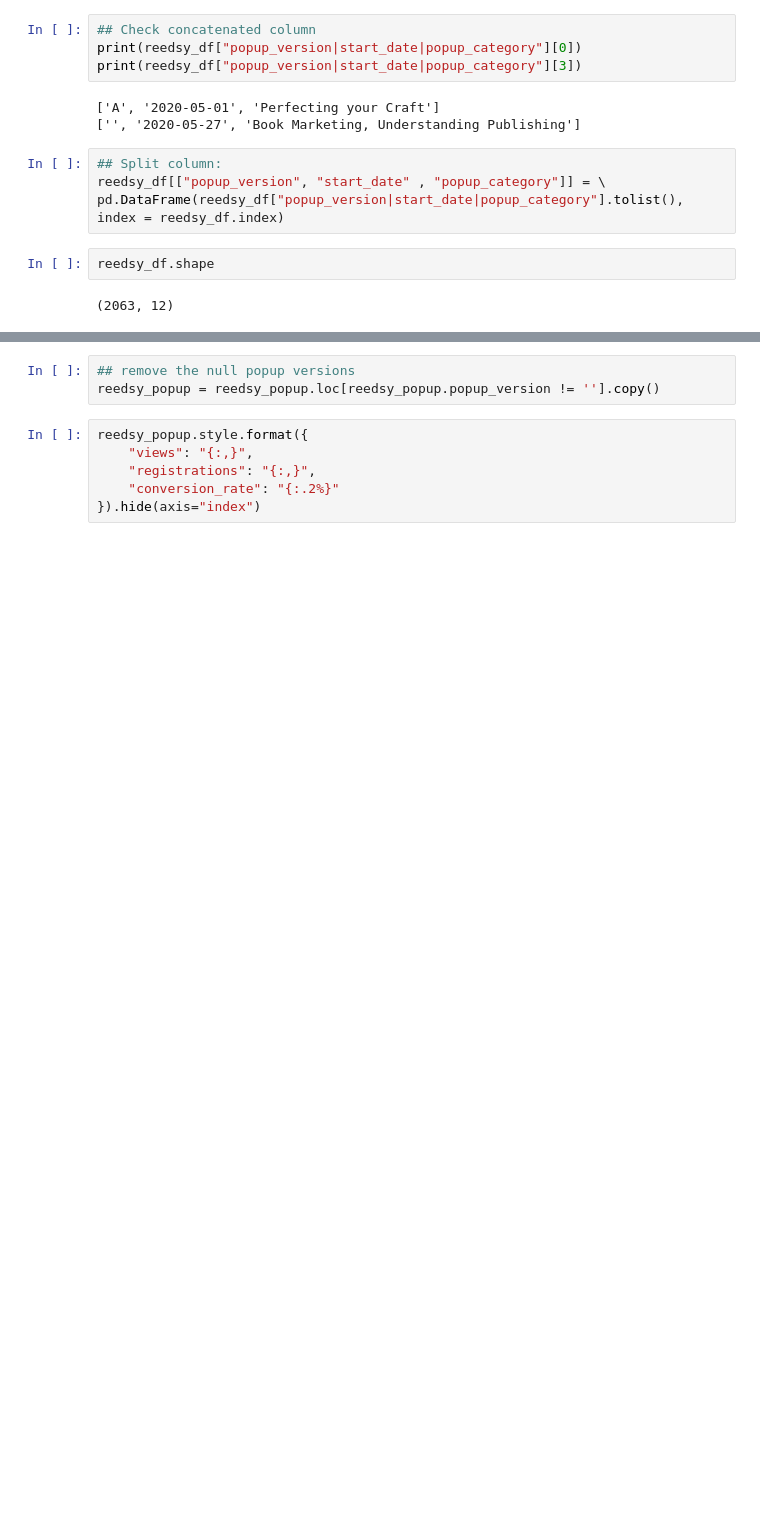
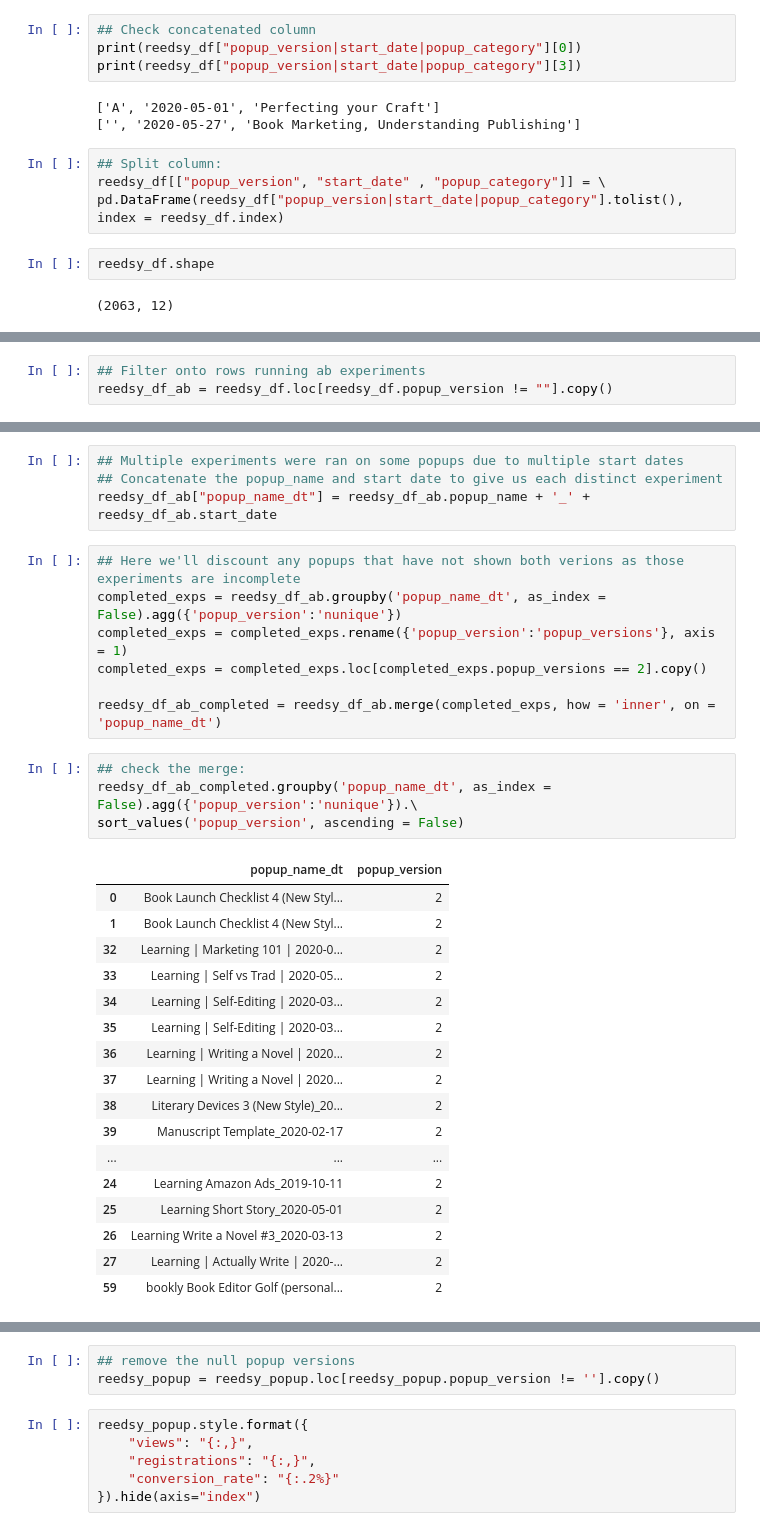
Before and after one commit to tomoswynroberts/reedsy-challenge-data, a Jupyter notebook: Reedsy Challenge TR.ipynb, the cells around one changed output, grey strips where cells are left out. Saved outputs shown, nothing was run; the diff lists cells and outputs as text; blank space fills up the shorter version.

```diff
--- a/Reedsy Challenge TR.ipynb
+++ b/Reedsy Challenge TR.ipynb
@@ -120,0 +101,3 @@ reedsy_df_1.shape
+# %%
+## Filter onto rows running ab experiments
+reedsy_df_ab = reedsy_df.loc[reedsy_df.popup_version != ""].copy()
@@ -120,0 +140,33 @@ reedsy_df_1.shape
+# %%
+## Multiple experiments were ran on some popups due to multiple start dates
+## Concatenate the popup_name and start date to give us each distinct experiment
+reedsy_df_ab["popup_name_dt"] = reedsy_df_ab.popup_name + '_' + reedsy_df_ab.start_date
+# %%
+## Here we'll discount any popups that have not shown both verions as those experiments are incomplete
+completed_exps = reedsy_df_ab.groupby('popup_name_dt', as_index = False).agg({'popup_version':'nunique'})
+completed_exps = completed_exps.rename({'popup_version':'popup_versions'}, axis = 1)
+completed_exps = completed_exps.loc[completed_exps.popup_versions == 2].copy()
+
+reedsy_df_ab_completed = reedsy_df_ab.merge(completed_exps, how = 'inner', on = 'popup_name_dt')
+# %%
+## check the merge:
+reedsy_df_ab_completed.groupby('popup_name_dt', as_index = False).agg({'popup_version':'nunique'}).\
+sort_values('popup_version', ascending = False)
+# %% [output]
+|  | popup_name_dt | popup_version |
+| 0 | Book Launch Checklist 4 (New Styl... | 2 |
+| 1 | Book Launch Checklist 4 (New Styl... | 2 |
+| 32 | Learning | Marketing 101 | 2020-0... | 2 |
+| 33 | Learning | Self vs Trad | 2020-05... | 2 |
+| 34 | Learning | Self-Editing | 2020-03... | 2 |
+| 35 | Learning | Self-Editing | 2020-03... | 2 |
+| 36 | Learning | Writing a Novel | 2020... | 2 |
+| 37 | Learning | Writing a Novel | 2020... | 2 |
+| 38 | Literary Devices 3 (New Style)_20... | 2 |
+| 39 | Manuscript Template_2020-02-17 | 2 |
+| ... | ... | ... |
+| 24 | Learning Amazon Ads_2019-10-11 | 2 |
+| 25 | Learning Short Story_2020-05-01 | 2 |
+| 26 | Learning Write a Novel #3_2020-03-13 | 2 |
+| 27 | Learning | Actually Write | 2020-... | 2 |
+| 59 | bookly Book Editor Golf (personal... | 2 |
```
Also changed, not shown: parts of 27 cells of this notebook.
